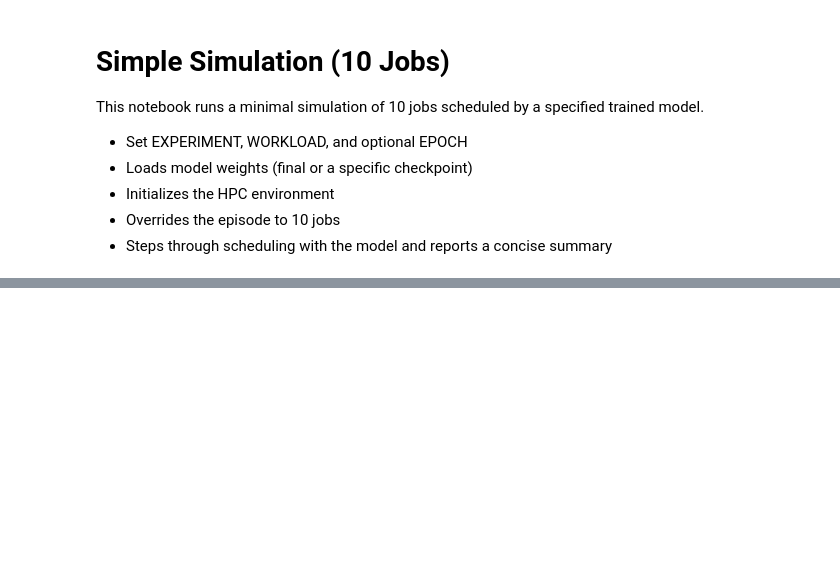
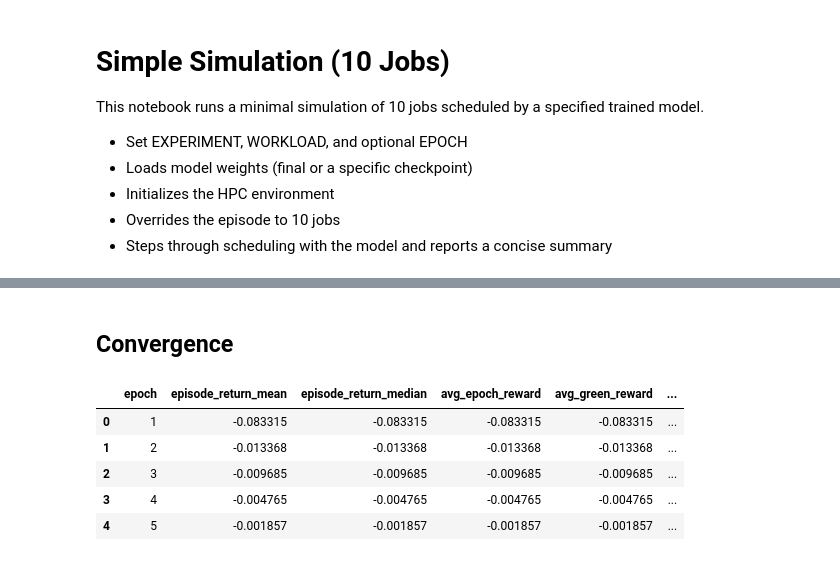
Before and after one commit to dadyownes15/rl-scheduler-v2, a Jupyter notebook: simple_simulation.ipynb, the cells around one changed output, grey strips where cells are left out. Drawn from its saved outputs; the diff is of its cells as text; code cells hidden in the pictures; blank space fills up the shorter version.

```diff
--- a/simple_simulation.ipynb
+++ b/simple_simulation.ipynb
@@ -325,0 +249,14 @@ Total reward -3254.5742372050854
+# %% [markdown]
+## Convergence
+# %%
+results_csv_path = EXPERIMENT_PATH + "/training_results.csv"
+df = pd.read_csv(results_csv_path)
+
+df.head()
+# %% [output]
+|  | epoch | episode_return_mean | episode_return_median | avg_epoch_reward | avg_green_reward | ... |
+| 0 | 1 | -0.083315 | -0.083315 | -0.083315 | -0.083315 | ... |
+| 1 | 2 | -0.013368 | -0.013368 | -0.013368 | -0.013368 | ... |
+| 2 | 3 | -0.009685 | -0.009685 | -0.009685 | -0.009685 | ... |
+| 3 | 4 | -0.004765 | -0.004765 | -0.004765 | -0.004765 | ... |
+| 4 | 5 | -0.001857 | -0.001857 | -0.001857 | -0.001857 | ... |
```
Also changed, not shown: parts of 7 cells of this notebook, 11 other files.
